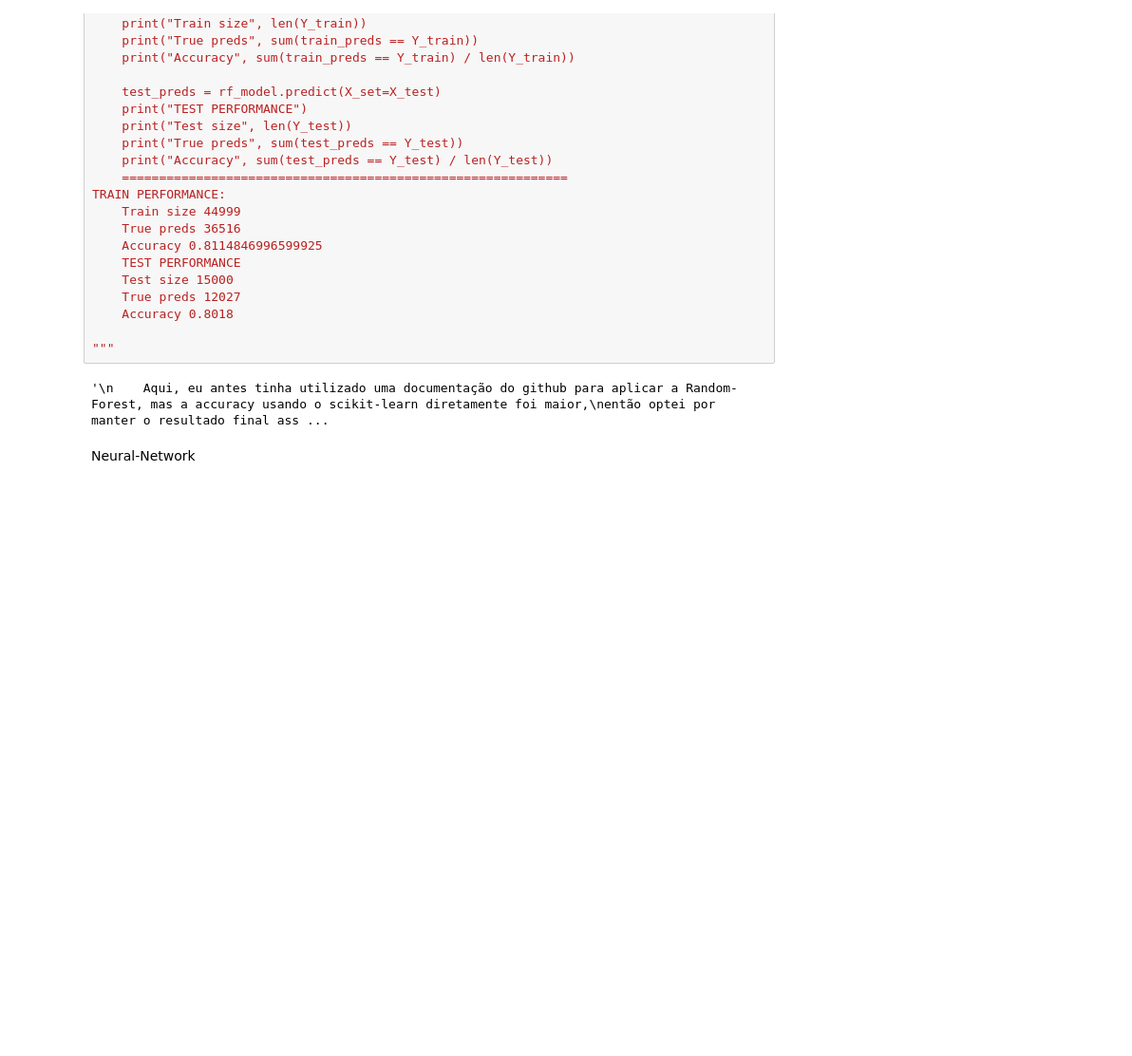
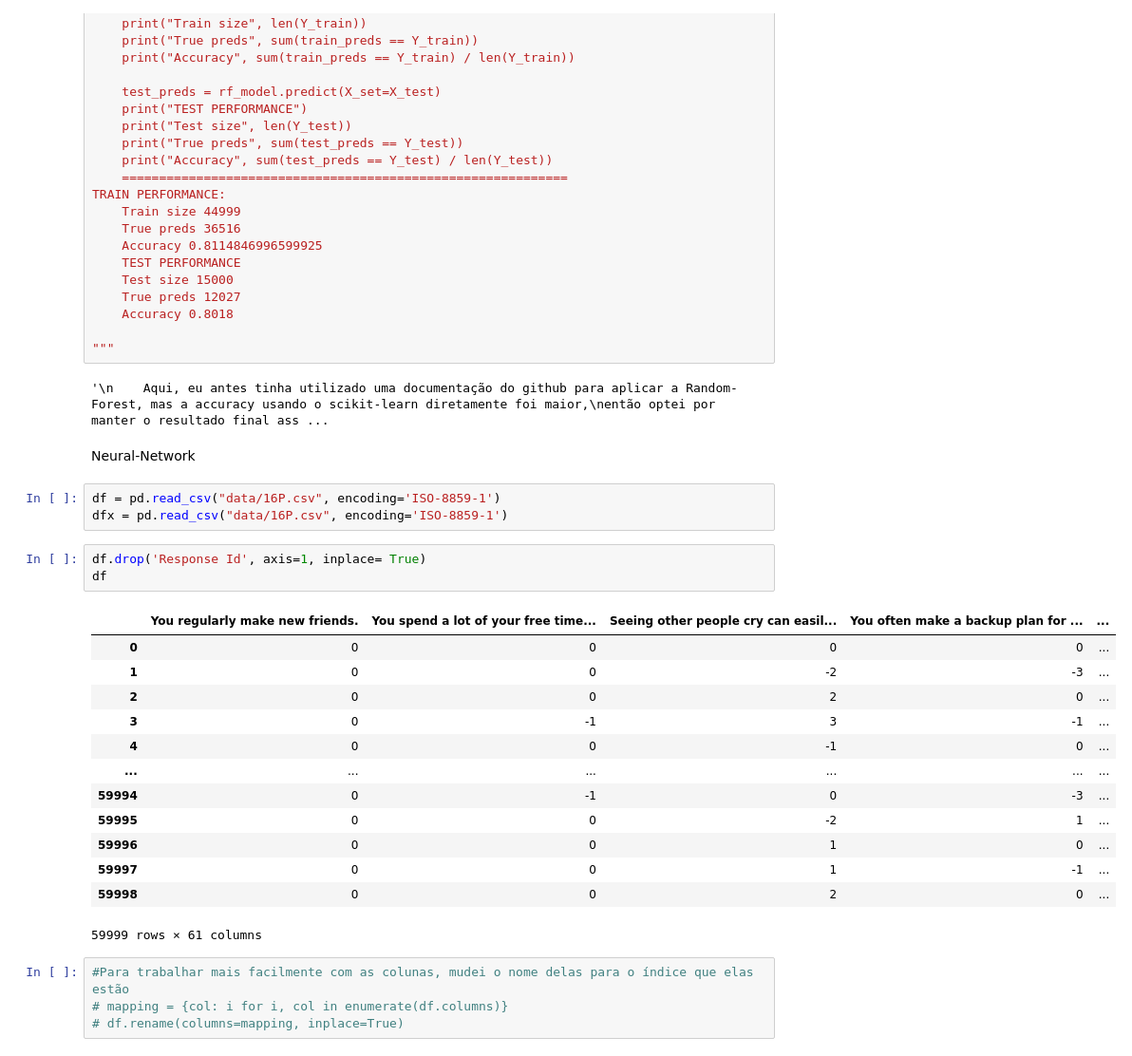
Before and after one commit to talesnobre/Trainees2, a Jupyter notebook: Projeto Final/Final.ipynb, the cells around one changed output. Shown at 95% size. Cells and saved outputs as stored; diff of their text form; blank space fills up the shorter version.

```diff
--- a/Projeto Final/Final.ipynb
+++ b/Projeto Final/Final.ipynb
@@ -729,3 +696,27 @@ TRAIN PERFORMANCE:
 '\n    Aqui, eu antes tinha utilizado uma documentação do github para aplicar a Random-Forest, mas a accuracy usando o scikit-learn diretamente foi maior,\nentão optei por manter o resultado final ass ...
 # %% [markdown]
 Neural-Network
+# %%
+df = pd.read_csv("data/16P.csv", encoding='ISO-8859-1')
+dfx = pd.read_csv("data/16P.csv", encoding='ISO-8859-1')
+# %%
+df.drop('Response Id', axis=1, inplace= True)
+df
+# %% [output]
+|  | You regularly make new friends. | You spend a lot of your free time... | Seeing other people cry can easil... | You often make a backup plan for ... | ... |
+| 0 | 0 | 0 | 0 | 0 | ... |
+| 1 | 0 | 0 | -2 | -3 | ... |
+| 2 | 0 | 0 | 2 | 0 | ... |
+| 3 | 0 | -1 | 3 | -1 | ... |
+| 4 | 0 | 0 | -1 | 0 | ... |
+| ... | ... | ... | ... | ... | ... |
+| 59994 | 0 | -1 | 0 | -3 | ... |
+| 59995 | 0 | 0 | -2 | 1 | ... |
+| 59996 | 0 | 0 | 1 | 0 | ... |
+| 59997 | 0 | 0 | 1 | -1 | ... |
+| 59998 | 0 | 0 | 2 | 0 | ... |
+59999 rows × 61 columns
+# %%
+#Para trabalhar mais facilmente com as colunas, mudei o nome delas para o índice que elas estão
+# mapping = {col: i for i, col in enumerate(df.columns)}
+# df.rename(columns=mapping, inplace=True)
```
Also changed, not shown: parts of 21 cells of this notebook.
